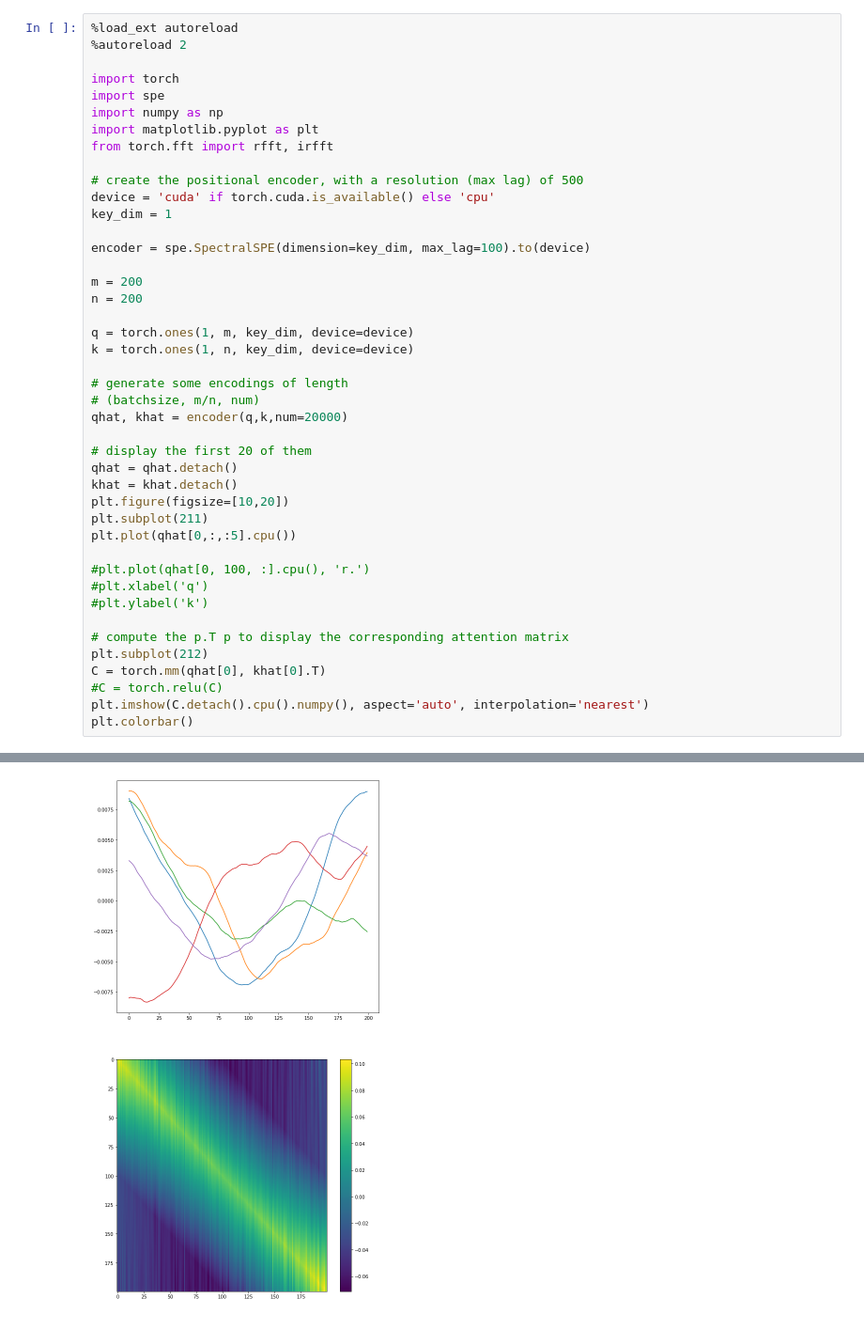
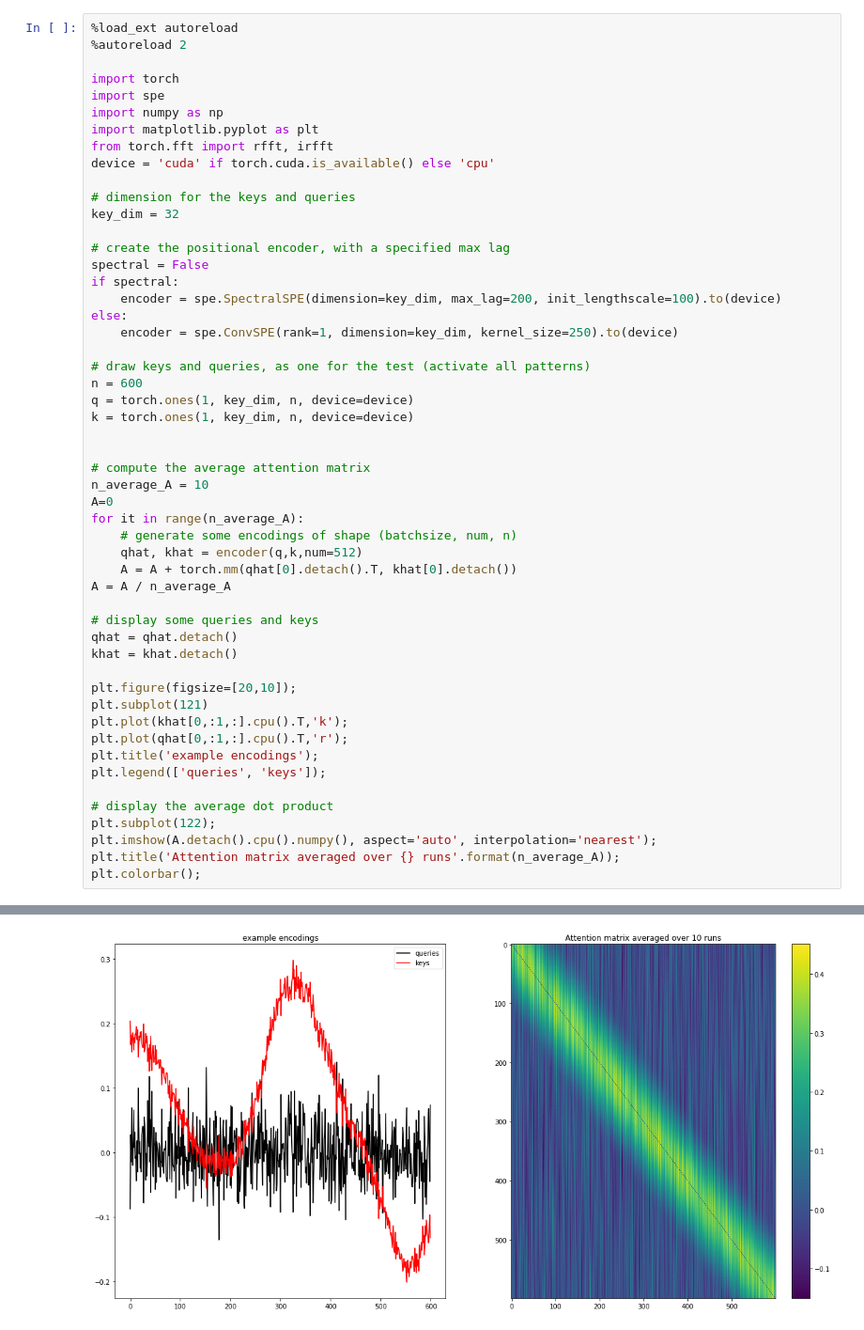
Before and after one commit to aliutkus/spe, a Jupyter notebook: dev/examples/test_spe.ipynb, the cells around one changed output, grey strips where cells are left out. Shown at 94% size. Saved outputs shown, nothing was run; the diff lists cells and outputs as text.

```diff
--- a/dev/examples/test_spe.ipynb
+++ b/dev/examples/test_spe.ipynb
@@ -7,38 +7,47 @@ import spe
 import numpy as np
 import matplotlib.pyplot as plt
 from torch.fft import rfft, irfft
+device = 'cuda' if torch.cuda.is_available() else 'cpu'
 
-# create the positional encoder, with a resolution (max lag) of 500
-device = 'cuda' if torch.cuda.is_available() else 'cpu'
-key_dim = 1
+# dimension for the keys and queries
+key_dim = 32
 
-encoder = spe.SpectralSPE(dimension=key_dim, max_lag=100).to(device)
+# create the positional encoder, with a specified max lag
+spectral = False
+if spectral:
+    encoder = spe.SpectralSPE(dimension=key_dim, max_lag=200, init_lengthscale=100).to(device)
+else:
+    encoder = spe.ConvSPE(rank=1, dimension=key_dim, kernel_size=250).to(device)
 
-m = 200
-n = 200
+# draw keys and queries, as one for the test (activate all patterns)
+n = 600
+q = torch.ones(1, key_dim, n, device=device)
+k = torch.ones(1, key_dim, n, device=device)
 
-q = torch.ones(1, m, key_dim, device=device)
-k = torch.ones(1, n, key_dim, device=device)
 
-# generate some encodings of length
-# (batchsize, m/n, num)
-qhat, khat = encoder(q,k,num=20000)
+# compute the average attention matrix
+n_average_A = 10
+A=0
+for it in range(n_average_A):
+    # generate some encodings of shape (batchsize, num, n)
+    qhat, khat = encoder(q,k,num=512)
+    A = A + torch.mm(qhat[0].detach().T, khat[0].detach())
+A = A / n_average_A
 
-# display the first 20 of them
+# display some queries and keys
 qhat = qhat.detach()
 khat = khat.detach()
-plt.figure(figsize=[10,20])
-plt.subplot(211)
-plt.plot(qhat[0,:,:5].cpu())
 
-#plt.plot(qhat[0, 100, :].cpu(), 'r.')
-#plt.xlabel('q')
-#plt.ylabel('k')
+plt.figure(figsize=[20,10]);
+plt.subplot(121)
+plt.plot(khat[0,:1,:].cpu().T,'k');
+plt.plot(qhat[0,:1,:].cpu().T,'r');
+plt.title('example encodings');
+plt.legend(['queries', 'keys']);
 
-# compute the p.T p to display the corresponding attention matrix
-plt.subplot(212)
-C = torch.mm(qhat[0], khat[0].T)
-#C = torch.relu(C)
-plt.imshow(C.detach().cpu().numpy(), aspect='auto', interpolation='nearest')
-plt.colorbar()
+# display the average dot product
+plt.subplot(122);
+plt.imshow(A.detach().cpu().numpy(), aspect='auto', interpolation='nearest');
+plt.title('Attention matrix averaged over {} runs'.format(n_average_A));
+plt.colorbar();
 # %% [output]
@@ -48 +54 @@ The autoreload extension is already loaded. To reload it, use:
-[figure, old version]
+[figure, new version]
```
Also changed, not shown: parts of 14 cells of this notebook, 1 other file.
